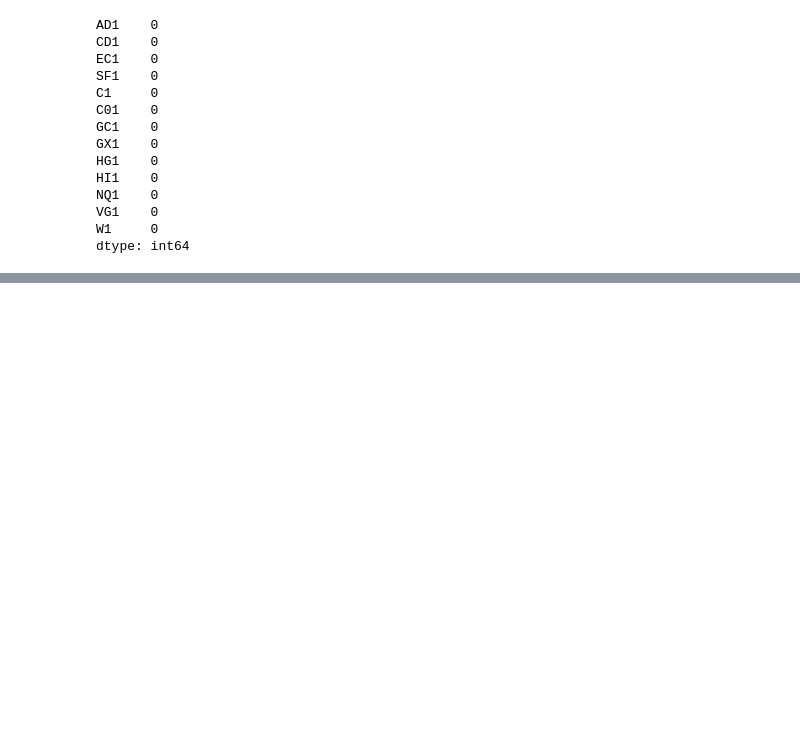
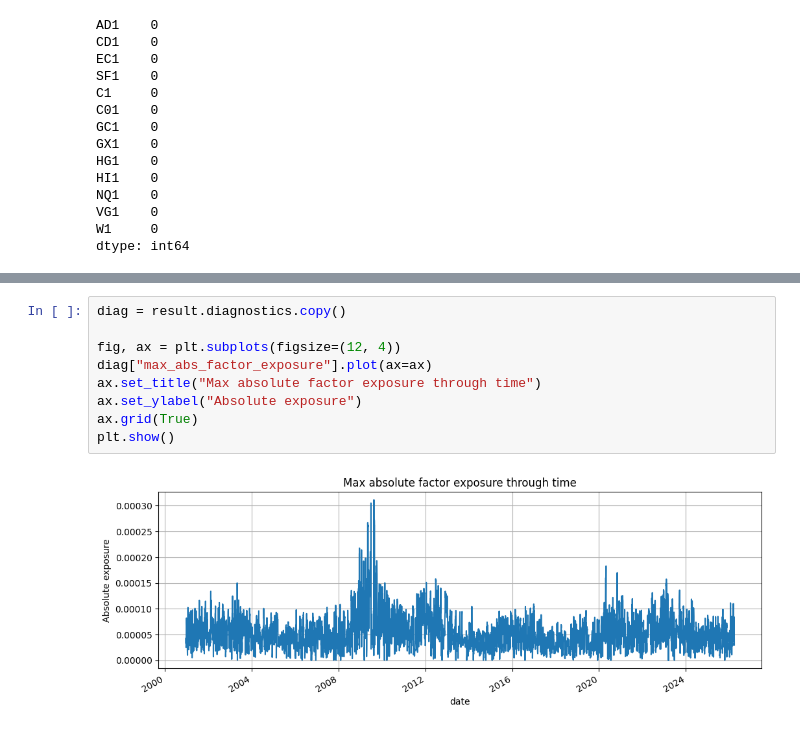
Before and after one commit to AntonBzd/Strat_Arbitrage_M.Avellaneda_JH.Lee, a Jupyter notebook: stat_arb.ipynb, the cells around one changed output, grey strips where cells are left out. Saved outputs shown, nothing was run; the diff lists cells and outputs as text; blank space fills up the shorter version.

```diff
--- a/stat_arb.ipynb
+++ b/stat_arb.ipynb
@@ -97,0 +177,11 @@ dict_keys(['equity_curve', 'daily_returns', 'turnover', 'nb_trades', 'return'])
+# %%
+diag = result.diagnostics.copy()
+
+fig, ax = plt.subplots(figsize=(12, 4))
+diag["max_abs_factor_exposure"].plot(ax=ax)
+ax.set_title("Max absolute factor exposure through time")
+ax.set_ylabel("Absolute exposure")
+ax.grid(True)
+plt.show()
+# %% [output]
+[figure, added]
```
Also changed, not shown: parts of 49 cells of this notebook.
